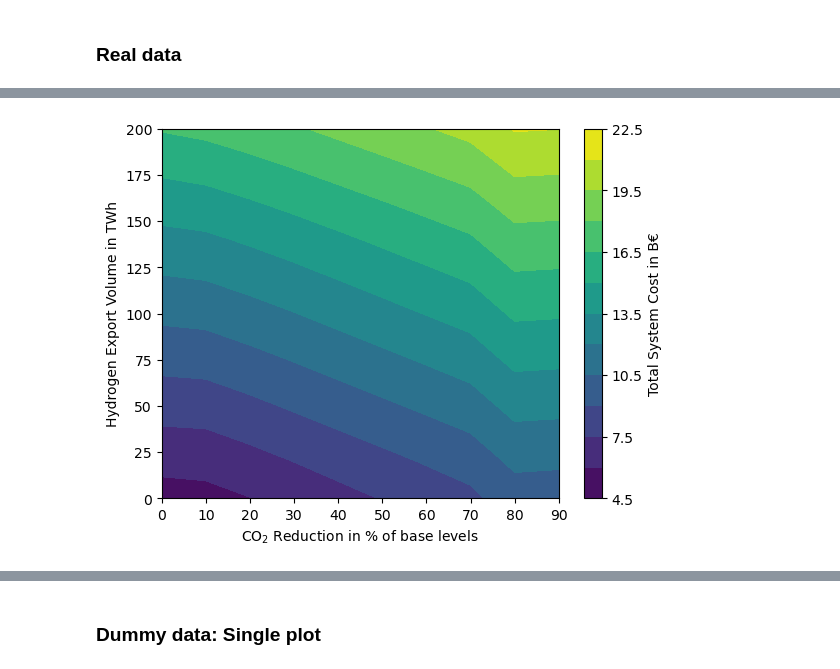
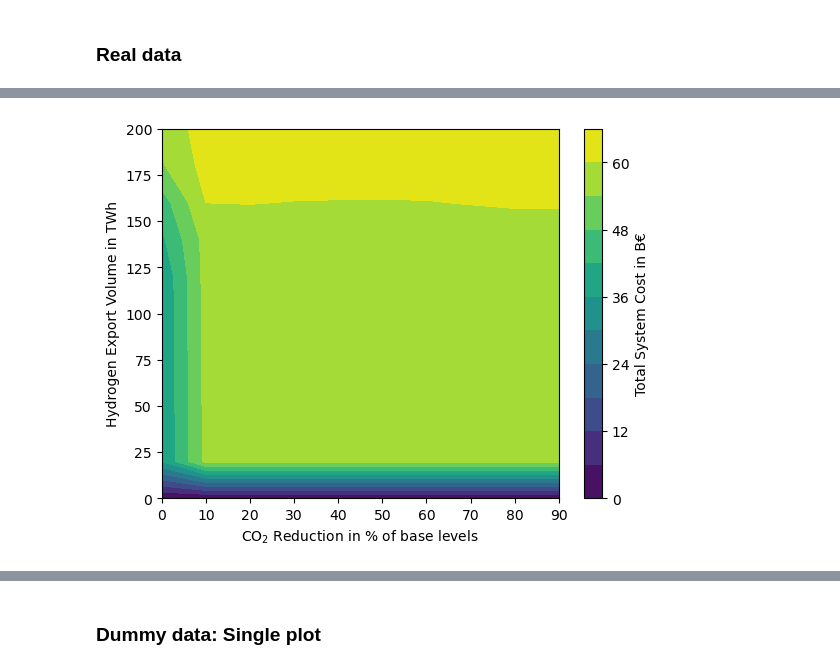
Before and after one commit to energyLS/aldehyde, a Jupyter notebook: workflow/notebooks/ contour_plot.ipynb, the cells around one changed output, grey strips where cells are left out. Saved outputs shown, nothing was run; the diff lists cells and outputs as text; code cells hidden in the pictures.

Commit message:
feat: include marginals in contour plots

```diff
--- a/workflow/notebooks/ contour_plot.ipynb
+++ b/workflow/notebooks/ contour_plot.ipynb
@@ -18,10 +18,13 @@ data = pd.read_csv('/mnt/c/Users/scl38887/Documents/git/aldehyde/results/fix_co2
 data["opts"] = data["opts"].str[4:]
 
 #Rescale the cost from euro to B€
-data["cost"] = (data["cost"]/1e9).round(2)
+data["cost"] = (data["cost"]/1e9)
 
-#Round the LCOH to 2 decimals
-data["lcoh"] = data["lcoh"].round(2)
+# Round the data
+to_round = ["cost", "lcoh", "lcoh_marginal", "lcoh_marginal_export", "lcoh_marginal_weighted", "lcoe_marginal"]
+to_ = ["cost", "lcoh", "lcoh_marginal", "lcoh_marginal_export", "lcoh_marginal_weighted", "lcoe_marginal"]
+
+data[to_round] = data[to_round].round(2)
 # %%
 data.head(15)
 # %% [output]
@@ -67,19 +54,24 @@ lcoh = data['lcoh'].values.reshape(len(opts), len(h2export)).T
+# %%
+# Reshape the data for all columns in to_round and save it in data dictionary
+data_reshaped = {}
+for i in to_round:
+    data_reshaped[i] = data[i].values.reshape(len(opts), len(h2export)).T
 # %%
 # Turn "limit" to "reduction" (e.g. Co2L0.90 means 10% reduction)
 opts_reverse = 1-opts
 # %%
 # Plot a contour plot of the data having the y-axis the column "h2export", x-axis the column "sopts", and the z-axis the column "cost"
 levels = 10
-plt.contourf(opts_reverse*100,h2export,np.flip(cost, axis=1), levels=levels)
+plt.contourf(opts_reverse*100,h2export,np.flip(data_reshaped["lcoh_marginal_export"], axis=1), levels=levels)
 plt.xlabel('CO$_2$ Reduction in % of base levels')
 plt.ylabel('Hydrogen Export Volume in TWh')
 plt.colorbar().set_label('Total System Cost in B€')
 
 # Save the plot
 plt.savefig(OUTPUT+'contour_plot_totalsystemcost_levels'+ str(levels) + '.pdf', bbox_inches='tight')
 
 plt.show()
 # %% [output]
-[figure, old version]
+[figure, new version]
 # %%
 # Plot a contour plot of the data having the y-axis the column "h2export", x-axis the column "sopts", and the z-axis the column "lcoh"
```
Also changed, not shown: parts of 4 cells of this notebook.
